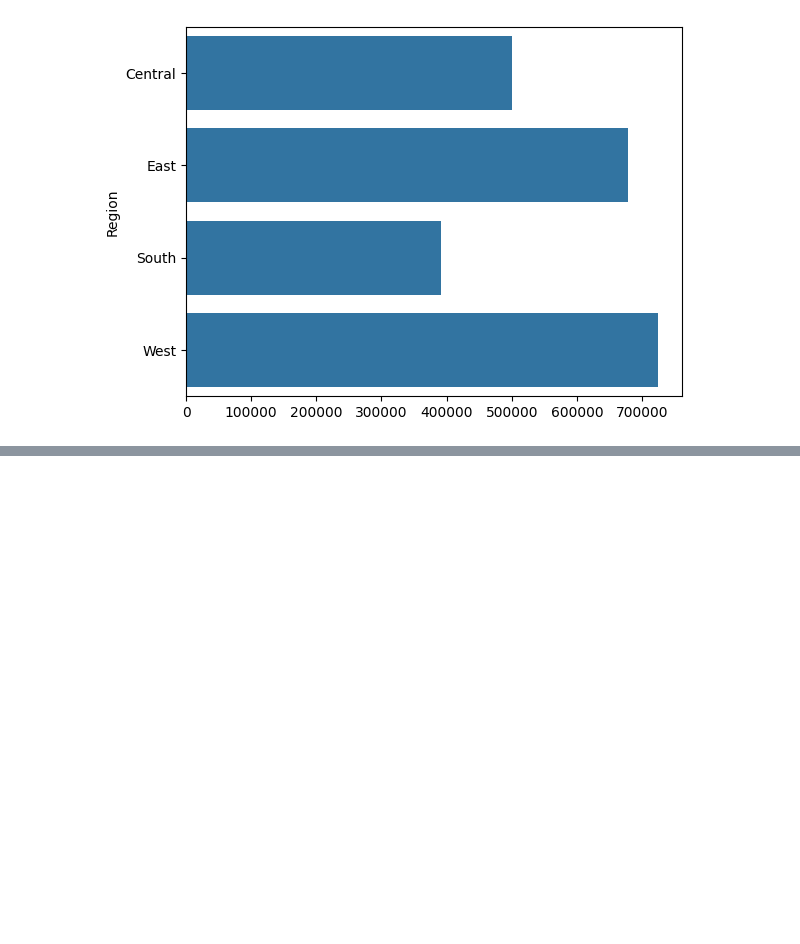
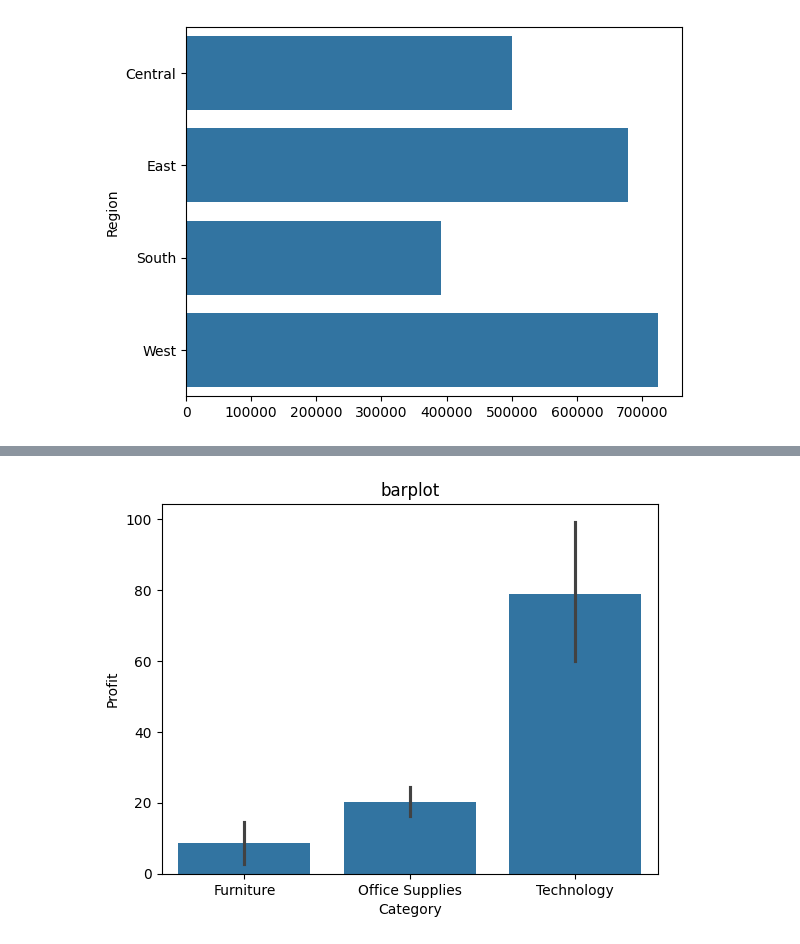
Before and after one commit to agungsuniantara/bootcamp_batch8, a Jupyter notebook: pertemuan14.ipynb, the cells around one changed output, grey strips where cells are left out. Saved outputs shown, nothing was run; the diff lists cells and outputs as text; code cells hidden in the pictures; blank space fills up the shorter version.

```diff
--- a/pertemuan14.ipynb
+++ b/pertemuan14.ipynb
@@ -170,0 +183,6 @@ array([[ 18421.8137, 741306.3133],
+# %%
+sns.barplot(x = "Category", y = "Profit", data = store)
+plt.title("barplot")
+plt.show()
+# %% [output]
+[figure, added]
```
Also changed, not shown: parts of 6 cells of this notebook.
